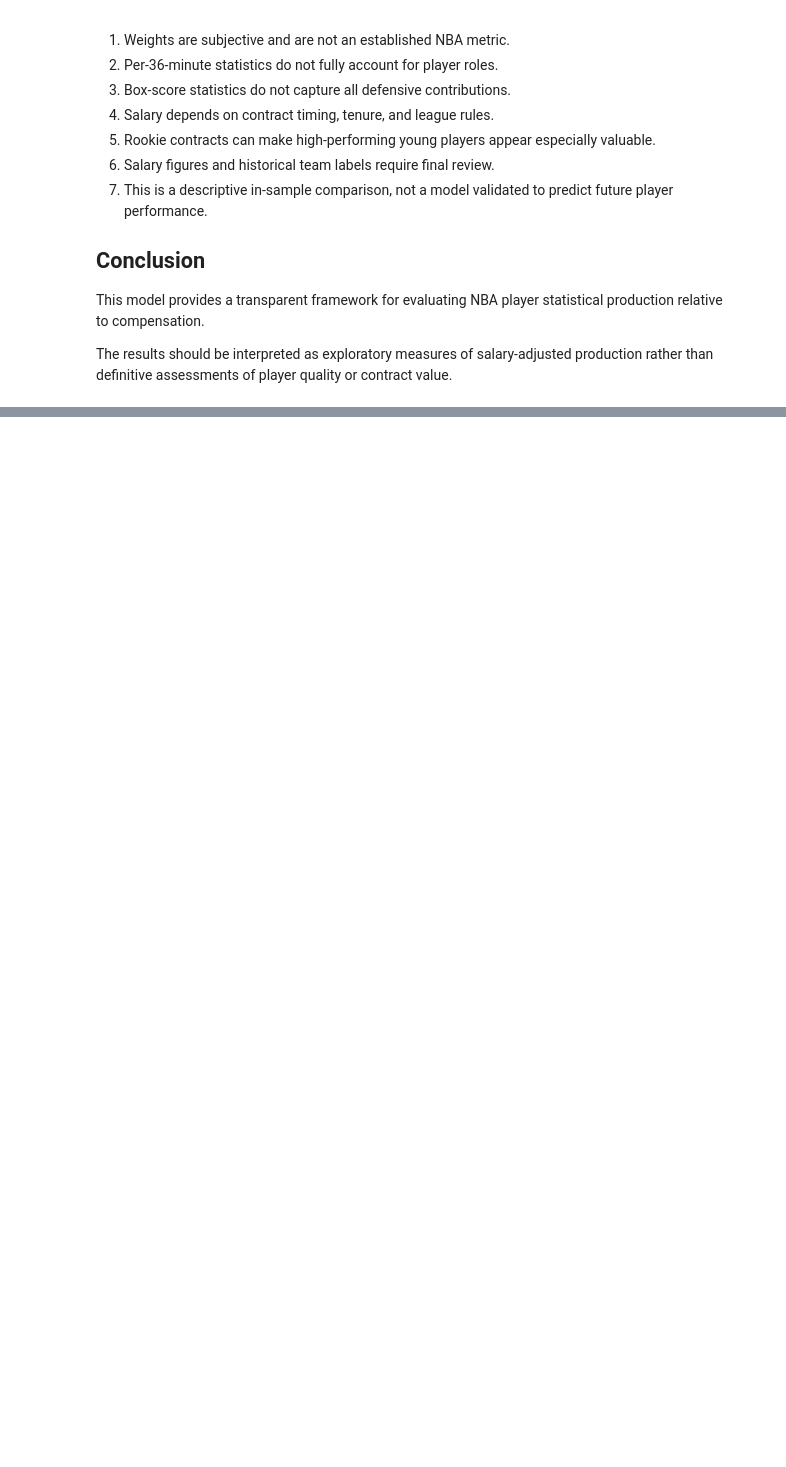
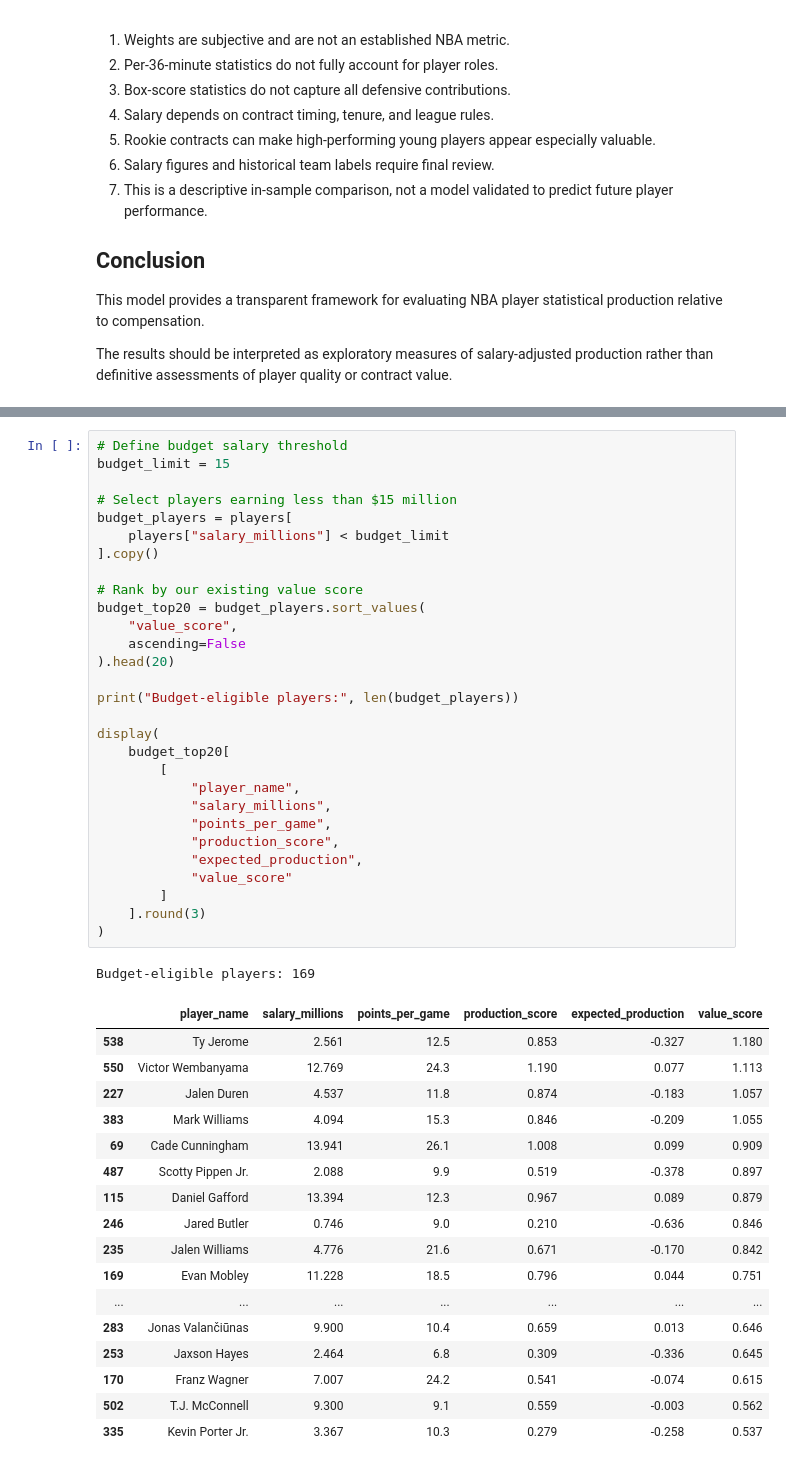
Before and after one commit to cellis55/nba-player-value-analyzer, a Jupyter notebook: notebooks/04_player_value_model.ipynb, the cells around one changed output, grey strips where cells are left out. Drawn from its saved outputs; the diff is of its cells as text; blank space fills up the shorter version.

Commit message:
Prepare NBA Value Lab for public release

```diff
--- a/notebooks/04_player_value_model.ipynb
+++ b/notebooks/04_player_value_model.ipynb
@@ -683,0 +695,48 @@ of player quality or contract value.
+# %%
+# Define budget salary threshold
+budget_limit = 15
+
+# Select players earning less than $15 million
+budget_players = players[
+    players["salary_millions"] < budget_limit
+].copy()
+
+# Rank by our existing value score
+budget_top20 = budget_players.sort_values(
+    "value_score",
+    ascending=False
+).head(20)
+
+print("Budget-eligible players:", len(budget_players))
+
+display(
+    budget_top20[
+        [
+            "player_name",
+            "salary_millions",
+            "points_per_game",
+            "production_score",
+            "expected_production",
+            "value_score"
+        ]
+    ].round(3)
+)
+# %% [output]
+Budget-eligible players: 169
+|  | player_name | salary_millions | points_per_game | production_score | expected_production | value_score |
+| 538 | Ty Jerome | 2.561 | 12.5 | 0.853 | -0.327 | 1.180 |
+| 550 | Victor Wembanyama | 12.769 | 24.3 | 1.190 | 0.077 | 1.113 |
+| 227 | Jalen Duren | 4.537 | 11.8 | 0.874 | -0.183 | 1.057 |
+| 383 | Mark Williams | 4.094 | 15.3 | 0.846 | -0.209 | 1.055 |
+| 69 | Cade Cunningham | 13.941 | 26.1 | 1.008 | 0.099 | 0.909 |
+| 487 | Scotty Pippen Jr. | 2.088 | 9.9 | 0.519 | -0.378 | 0.897 |
+| 115 | Daniel Gafford | 13.394 | 12.3 | 0.967 | 0.089 | 0.879 |
+| 246 | Jared Butler | 0.746 | 9.0 | 0.210 | -0.636 | 0.846 |
+| 235 | Jalen Williams | 4.776 | 21.6 | 0.671 | -0.170 | 0.842 |
+| 169 | Evan Mobley | 11.228 | 18.5 | 0.796 | 0.044 | 0.751 |
+| ... | ... | ... | ... | ... | ... | ... |
+| 283 | Jonas Valančiūnas | 9.900 | 10.4 | 0.659 | 0.013 | 0.646 |
+| 253 | Jaxson Hayes | 2.464 | 6.8 | 0.309 | -0.336 | 0.645 |
+| 170 | Franz Wagner | 7.007 | 24.2 | 0.541 | -0.074 | 0.615 |
+| 502 | T.J. McConnell | 9.300 | 9.1 | 0.559 | -0.003 | 0.562 |
+| 335 | Kevin Porter Jr. | 3.367 | 10.3 | 0.279 | -0.258 | 0.537 |
```
Also changed, not shown: parts of 10 cells of this notebook, 11 other files.
